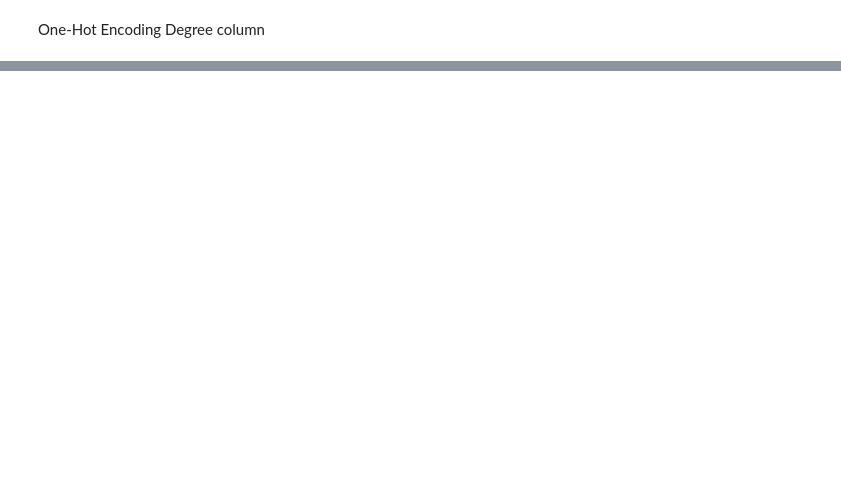
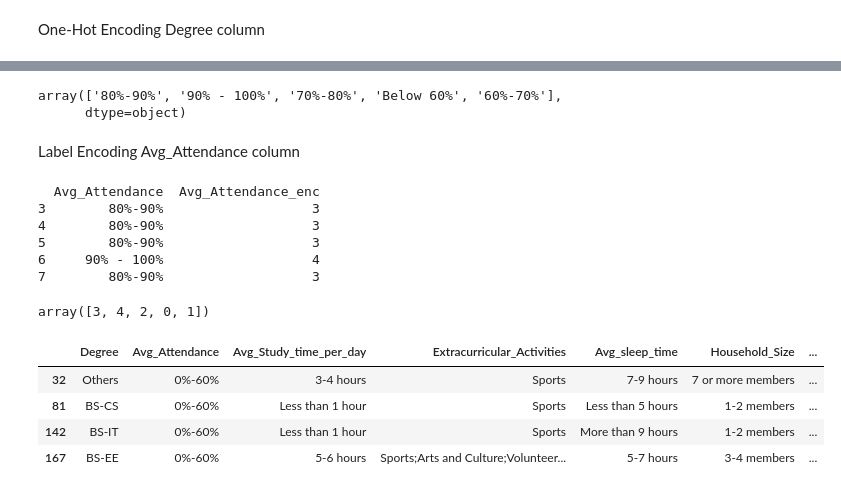
Before and after one commit to salim-miah/Student-Performance-Classifier, a Jupyter notebook: dataprocessing.ipynb, the cells around one changed output, grey strips where cells are left out. Saved outputs shown, nothing was run; the diff lists cells and outputs as text; code cells hidden in the pictures; blank space fills up the shorter version.

Commit message:
Label Encoding Avg_Attendance column

```diff
--- a/dataprocessing.ipynb
+++ b/dataprocessing.ipynb
@@ -246,0 +219,7 @@ degree_enc.head()
+# %%
+student_table['Avg_Attendance'].unique()
+# %% [output]
+array(['80%-90%', '90% - 100%', '70%-80%', 'Below 60%', '60%-70%'],
+      dtype=object)
+# %% [markdown]
+Label Encoding Avg_Attendance column
@@ -246,0 +228,31 @@ degree_enc.head()
+# %%
+#Below 60% is replaced by 0%-60% to avoid problems with LabelEncoder
+student_table.loc[student_table['Avg_Attendance'] == 'Below 60%', 'Avg_Attendance'] = '0%-60%'
+# %%
+# Set up the LabelEncoder object
+enc = LabelEncoder()
+
+# Apply the encoding to the "Accessible" column
+student_table['Avg_Attendance_enc'] = enc.fit_transform(student_table['Avg_Attendance'])
+
+# Compare the two columns
+print(student_table[['Avg_Attendance', 'Avg_Attendance_enc']].head())
+# %% [output]
+  Avg_Attendance  Avg_Attendance_enc
+3        80%-90%                   3
+4        80%-90%                   3
+5        80%-90%                   3
+6     90% - 100%                   4
+7        80%-90%                   3
+# %%
+student_table['Avg_Attendance_enc'].unique()
+# %% [output]
+array([3, 4, 2, 0, 1])
+# %%
+student_table.loc[student_table['Avg_Attendance_enc']==0]
+# %% [output]
+|  | Degree | Avg_Attendance | Avg_Study_time_per_day | Extracurricular_Activities | Avg_sleep_time | Household_Size | ... |
+| 32 | Others | 0%-60% | 3-4 hours | Sports | 7-9 hours | 7 or more members | ... |
+| 81 | BS-CS | 0%-60% | Less than 1 hour | Sports | Less than 5 hours | 1-2 members | ... |
+| 142 | BS-IT | 0%-60% | Less than 1 hour | Sports | More than 9 hours | 1-2 members | ... |
+| 167 | BS-EE | 0%-60% | 5-6 hours | Sports;Arts and Culture;Volunteer... | 5-7 hours | 3-4 members | ... |
```
Also changed, not shown: parts of 8 cells of this notebook.
